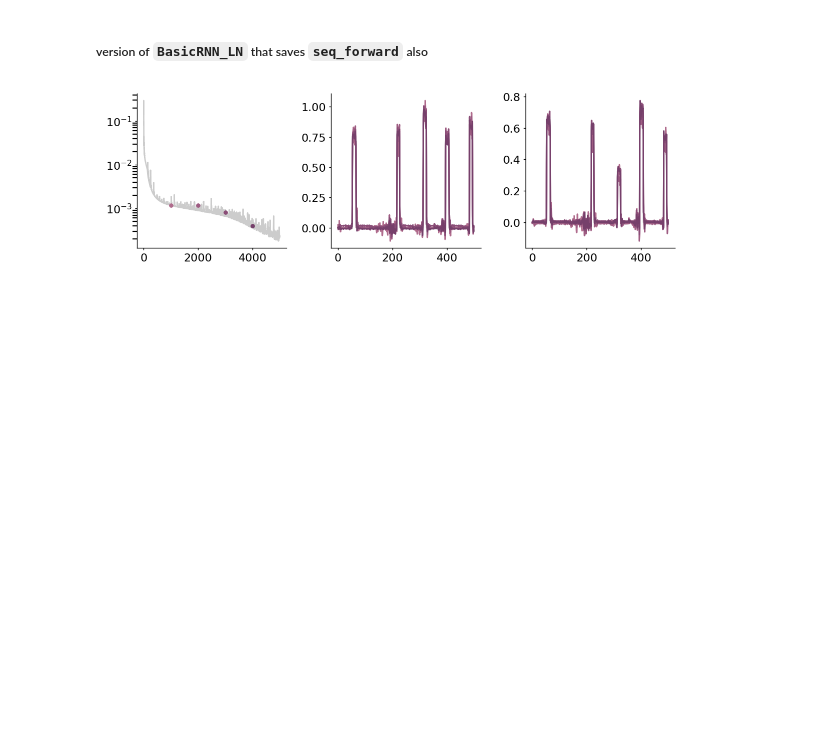
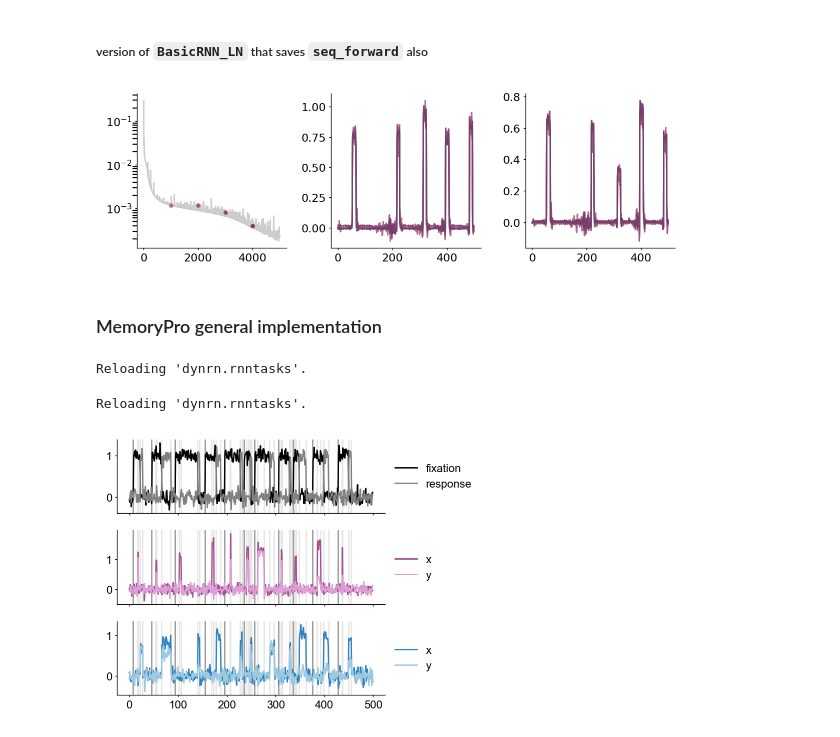
Before and after one commit to kaijfox/loop-dynamical-rnns, a Jupyter notebook: notebooks/24-07-17_driscoll-rnns.ipynb, the cells around one changed output. Cells and saved outputs as stored; diff of their text form; code cells hidden in the pictures; blank space fills up the shorter version.

Commit message:
driscoll multitask generation framework

```diff
--- a/notebooks/24-07-17_driscoll-rnns.ipynb
+++ b/notebooks/24-07-17_driscoll-rnns.ipynb
@@ -431,3 +431,18 @@ plotter.finalize(fig, None)
 model_name = rnns.model_hash("driscoll-n1024")
 out_dir = Path("/n/holylabs/LABS/bsabatini_lab/Users/kfox/loop/dynrn/task-models")
 rnns.save_rnn(out_dir / model_name, script_rnn, x, y, losses, yhats, {"periods": periods})
+# %% [markdown]
+### MemoryPro general implementation
+# %%
+stim, tgt, periods, trials = DriscollTasks.generate_sessions(
+    DriscollTasks.MemoryPro, 10, 500,
+)
+# %% [output]
+Reloading 'dynrn.rnntasks'.
+# %%
+fig, ax = plt.subplots(3, 1, figsize=(4, 3), sharex = True)
+DriscollTasks.plot_session(DriscollTasks.MemoryPro, ax, stim, tgt, periods, legend=True)
+plotter.finalize(fig, None)
+# %% [output]
+Reloading 'dynrn.rnntasks'.
+[figure, added]
```
Also changed, not shown: 1 other file.
